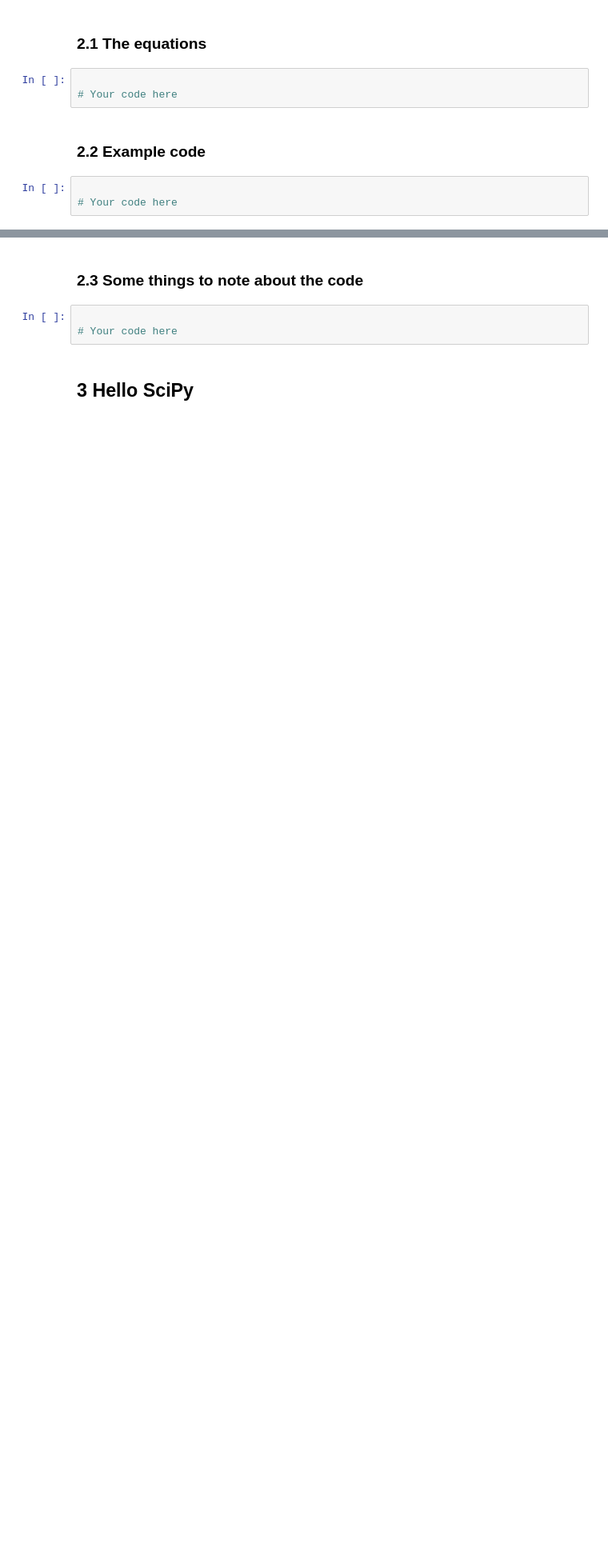
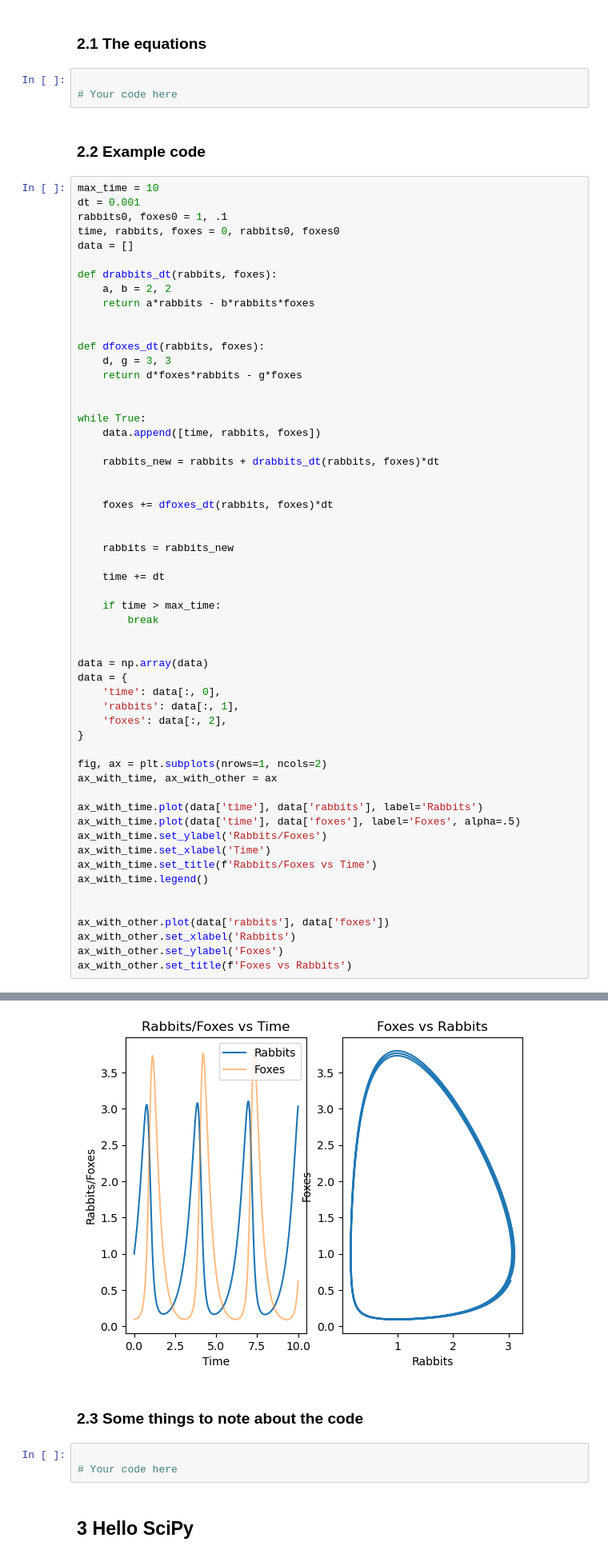
Before and after one commit to SPS-SP2273/learning-portfolio-FuZiying, a Jupyter notebook: numerical solutions/numerical_solutions_(good).ipynb, the cells around one changed output, grey strips where cells are left out. Shown: that part at 80% size. Cells and saved outputs as stored; diff of their text form; blank space fills up the shorter version.

```diff
--- a/numerical solutions/numerical_solutions_(good).ipynb
+++ b/numerical solutions/numerical_solutions_(good).ipynb
@@ -47,5 +90,59 @@
 # %% [markdown]
 ### 2.2 Example code
 # %%
+max_time = 10
+dt = 0.001
+rabbits0, foxes0 = 1, .1
+time, rabbits, foxes = 0, rabbits0, foxes0
+data = []
 
-# Your code here
+def drabbits_dt(rabbits, foxes):
+    a, b = 2, 2
+    return a*rabbits - b*rabbits*foxes
+
+
+def dfoxes_dt(rabbits, foxes):
+    d, g = 3, 3
+    return d*foxes*rabbits - g*foxes
+
+
+while True:
+    data.append([time, rabbits, foxes])
+
+    rabbits_new = rabbits + drabbits_dt(rabbits, foxes)*dt
+
+
+    foxes += dfoxes_dt(rabbits, foxes)*dt
+
+
+    rabbits = rabbits_new
+
+    time += dt
+
+    if time > max_time:
+        break
+
+
+data = np.array(data)
+data = {
+    'time': data[:, 0],
+    'rabbits': data[:, 1],
+    'foxes': data[:, 2],
+}
+
+fig, ax = plt.subplots(nrows=1, ncols=2)
+ax_with_time, ax_with_other = ax
+
+ax_with_time.plot(data['time'], data['rabbits'], label='Rabbits')
+ax_with_time.plot(data['time'], data['foxes'], label='Foxes', alpha=.5)
+ax_with_time.set_ylabel('Rabbits/Foxes')
+ax_with_time.set_xlabel('Time')
+ax_with_time.set_title(f'Rabbits/Foxes vs Time')
+ax_with_time.legend()
+
+
+ax_with_other.plot(data['rabbits'], data['foxes'])
+ax_with_other.set_xlabel('Rabbits')
+ax_with_other.set_ylabel('Foxes')
+ax_with_other.set_title(f'Foxes vs Rabbits')
+# %% [output]
@@ -52,3 +150,4 @@
+[figure, added]
 # %% [markdown]
 ### 2.3 Some things to note about the code
 # %%
```
Also changed, not shown: parts of 11 cells of this notebook, 4 other files.
